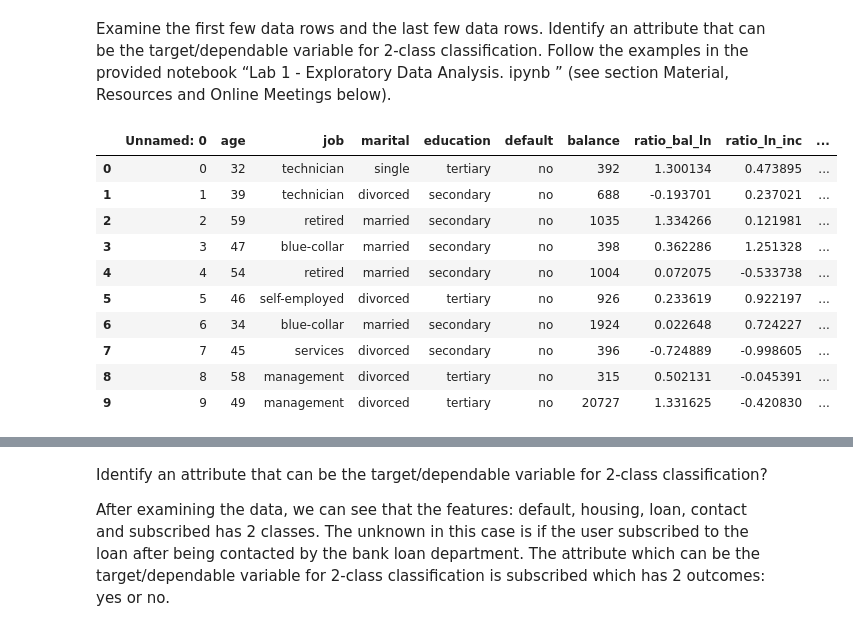
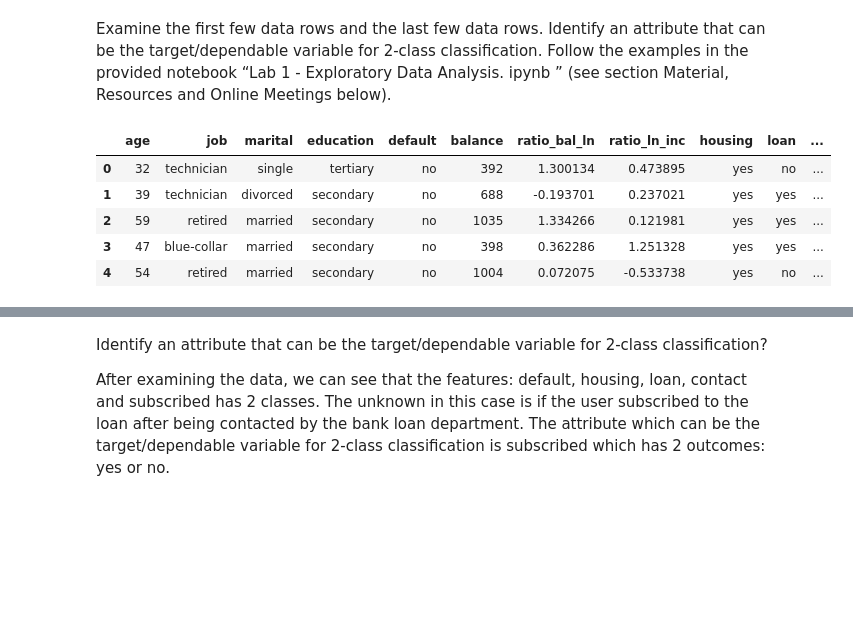
Before and after one commit to vipulpopat/MSCAI_Sem1_Etivity1, a Jupyter notebook: Etivity1.ipynb, the cells around one changed output, grey strips where cells are left out. Cells and saved outputs as stored; diff of their text form; code cells hidden in the pictures; blank space fills up the shorter version.

```diff
--- a/Etivity1.ipynb
+++ b/Etivity1.ipynb
@@ -18,19 +21,14 @@ df = pd.read_csv('./bank_et1.csv')
 Examine the first few data rows and the last few data rows. Identify an attribute that can be the target/dependable variable for 2-class classification. Follow the examples in the provided notebook “Lab 1 - Exploratory Data Analysis. ipynb ” (see section Material, Resources and Online Meetings below).
 # %%
 # Print first 10 rows of the dataframe
-df.head(10)
+df.head(5)
 # %% [output]
-|  | Unnamed: 0 | age | job | marital | education | default | balance | ratio_bal_ln | ratio_ln_inc | ... |
-| 0 | 0 | 32 | technician | single | tertiary | no | 392 | 1.300134 | 0.473895 | ... |
-| 1 | 1 | 39 | technician | divorced | secondary | no | 688 | -0.193701 | 0.237021 | ... |
-| 2 | 2 | 59 | retired | married | secondary | no | 1035 | 1.334266 | 0.121981 | ... |
-| 3 | 3 | 47 | blue-collar | married | secondary | no | 398 | 0.362286 | 1.251328 | ... |
-| 4 | 4 | 54 | retired | married | secondary | no | 1004 | 0.072075 | -0.533738 | ... |
-| 5 | 5 | 46 | self-employed | divorced | tertiary | no | 926 | 0.233619 | 0.922197 | ... |
-| 6 | 6 | 34 | blue-collar | married | secondary | no | 1924 | 0.022648 | 0.724227 | ... |
-| 7 | 7 | 45 | services | divorced | secondary | no | 396 | -0.724889 | -0.998605 | ... |
-| 8 | 8 | 58 | management | divorced | tertiary | no | 315 | 0.502131 | -0.045391 | ... |
-| 9 | 9 | 49 | management | divorced | tertiary | no | 20727 | 1.331625 | -0.420830 | ... |
+|  | age | job | marital | education | default | balance | ratio_bal_ln | ratio_ln_inc | housing | loan | ... |
+| 0 | 32 | technician | single | tertiary | no | 392 | 1.300134 | 0.473895 | yes | no | ... |
+| 1 | 39 | technician | divorced | secondary | no | 688 | -0.193701 | 0.237021 | yes | yes | ... |
+| 2 | 59 | retired | married | secondary | no | 1035 | 1.334266 | 0.121981 | yes | yes | ... |
+| 3 | 47 | blue-collar | married | secondary | no | 398 | 0.362286 | 1.251328 | yes | yes | ... |
+| 4 | 54 | retired | married | secondary | no | 1004 | 0.072075 | -0.533738 | yes | no | ... |
 # %%
 df.drop(columns='Unnamed: 0', inplace=True)
 # %%
```
Also changed, not shown: parts of 20 cells of this notebook.
